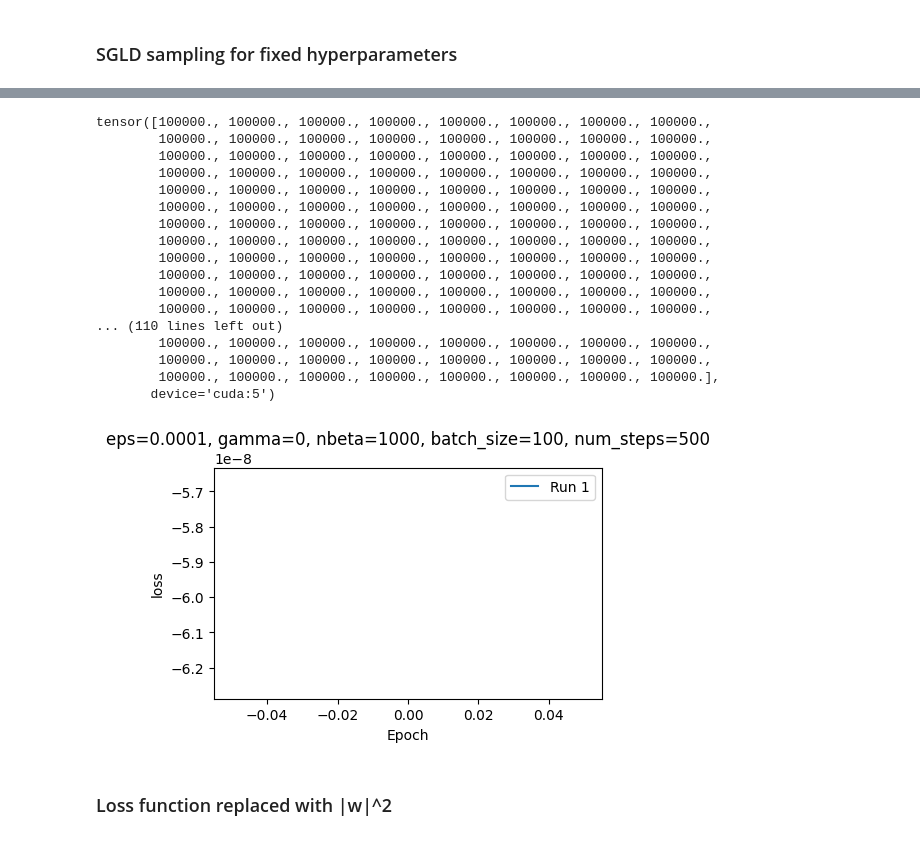
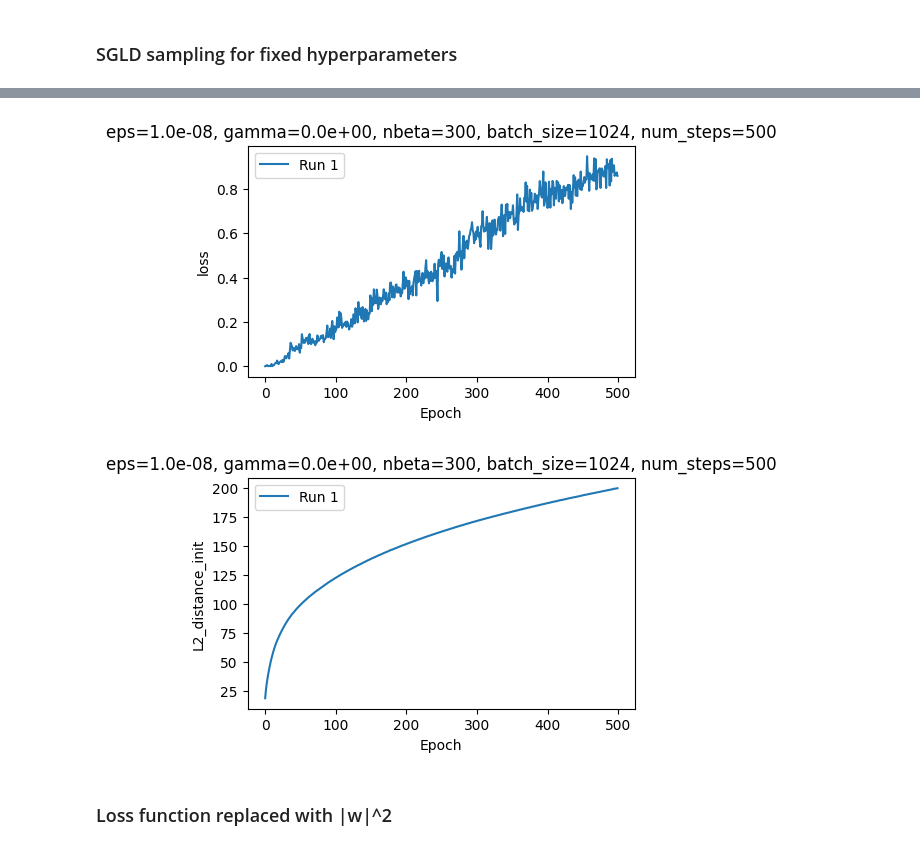
Before and after one commit to EleutherAI/tyche, a Jupyter notebook: notebooks/sgld_playground.ipynb, the cells around one changed output, grey strips where cells are left out. Drawn from its saved outputs; the diff is of its cells as text; code cells hidden in the pictures.

```diff
--- a/notebooks/sgld_playground.ipynb
+++ b/notebooks/sgld_playground.ipynb
@@ -93,3 +96,12 @@ Cost is NaN, returning
+# %%
+from palamedes.viz import plot_sgld_metric
+
+
+plot_sgld_metric([sgld_dict], "loss", "SGLD loss").show()
+plot_sgld_metric([sgld_dict], "L2_distance_init", "L2 distance to initialization").show()
+# %% [output]
+[figure, added]
+[figure, added]
 # %%
 def rms_preconditioner(
     gradient: Float[t.Tensor, " d_params"],
@@ -111,30 +120,3 @@ v_rmsprop = 0
-# %%
-rms_preconditioner(gradient, v_rmsprop, params)[0]
-# %% [output]
-tensor([100000., 100000., 100000., 100000., 100000., 100000., 100000., 100000.,
-        100000., 100000., 100000., 100000., 100000., 100000., 100000., 100000.,
-        100000., 100000., 100000., 100000., 100000., 100000., 100000., 100000.,
-        100000., 100000., 100000., 100000., 100000., 100000., 100000., 100000.,
-        100000., 100000., 100000., 100000., 100000., 100000., 100000., 100000.,
-        100000., 100000., 100000., 100000., 100000., 100000., 100000., 100000.,
-        100000., 100000., 100000., 100000., 100000., 100000., 100000., 100000.,
-        100000., 100000., 100000., 100000., 100000., 100000., 100000., 100000.,
-        100000., 100000., 100000., 100000., 100000., 100000., 100000., 100000.,
-        100000., 100000., 100000., 100000., 100000., 100000., 100000., 100000.,
-        100000., 100000., 100000., 100000., 100000., 100000., 100000., 100000.,
-        100000., 100000., 100000., 100000., 100000., 100000., 100000., 100000.,
-... (110 lines left out)
-        100000., 100000., 100000., 100000., 100000., 100000., 100000., 100000.,
-        100000., 100000., 100000., 100000., 100000., 100000., 100000., 100000.,
-        100000., 100000., 100000., 100000., 100000., 100000., 100000., 100000.],
-       device='cuda:5')
-# %%
-from palamedes.viz import plot_sgld_metric
-
-
-plot_sgld_metric([sgld_dict], "loss", "SGLD loss").show()
-# %% [output]
-[figure, removed]
 # %% [markdown]
 ### Loss function replaced with |w|^2
 # %%
```
Also changed, not shown: parts of 4 cells of this notebook.
